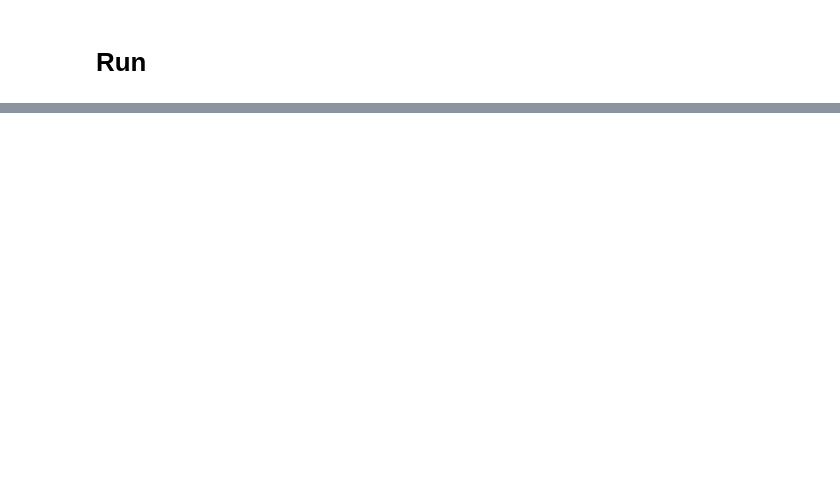
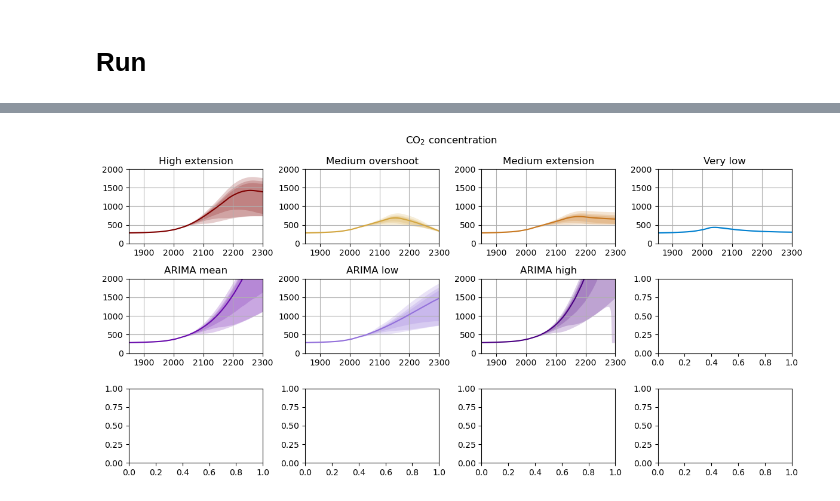
Before and after one commit to xuxingcheng/FAIR-emission-climate-model, a Jupyter notebook: ARIMA/Model_fitting_test_result.ipynb, the cells around one changed output, grey strips where cells are left out. Drawn from its saved outputs; the diff is of its cells as text; code cells hidden in the pictures; blank space fills up the shorter version.

Commit message:
Applied Arima into FAIR model + plots of result

```diff
--- a/ARIMA/Model_fitting_test_result.ipynb
+++ b/ARIMA/Model_fitting_test_result.ipynb
@@ -172,12 +185,9 @@ f.run()
 # %%
 fancy_titles = {
     'high-extension': 'High extension',
-    'high-overshoot': 'High overshoot',
     'medium-extension': 'Medium extension',
     'medium-overshoot': 'Medium overshoot',
-    'low': 'Low',
     'verylow': 'Very low',
-    'verylow-overshoot': 'Very low overshoot',
     'ARIMA_mean': 'ARIMA mean',
     'ARIMA_low': 'ARIMA low',
     'ARIMA_high': 'ARIMA high',
@@ -199,8 +209,17 @@ colors = {
 weights_51yr = np.ones(52)
 weights_51yr[0] = 0.5
 weights_51yr[-1] = 0.5
+# %%
+# removing for plotting
+scenarios = [
+    "high-extension",
+    "medium-overshoot",
+    "medium-extension",
+    "verylow",
+    'ARIMA_mean', 'ARIMA_low', 'ARIMA_high'
+]
 # %%
-fig, ax = pl.subplots(2, 4, figsize=(12, 6))
+fig, ax = pl.subplots(3, 4, figsize=(12, 6))
 
 for i, scenario in enumerate(scenarios):
     for pp in ((0, 100), (5, 95), (16, 84)):
@@ -254,6 +273,7 @@ for i, scenario in enumerate(scenarios):
     ax[i // 4, i % 4].set_ylim(-1, 10)
     ax[i // 4, i % 4].axhline(0, color="k", ls=":", lw=0.5)
     ax[i // 4, i % 4].set_title(fancy_titles[scenarios[i]])
+    ax[i // 4, i % 4].grid()
 
 pl.suptitle("Temperature anomalies")
 fig.tight_layout()
@@ -259,0 +282,40 @@ fig.tight_layout()
+# %%
+fig, ax = pl.subplots(3, 4, figsize=(12, 6))
+
+for i, scenario in enumerate(scenarios):
+    for pp in ((0, 100), (5, 95), (16, 84)):
+        ax[i // 4, i % 4].fill_between(
+            f.timebounds,
+            np.percentile(
+                f.concentration.loc[dict(scenario=scenario, specie='CO2')],
+                pp[0],
+                axis=1,
+            ),
+            np.percentile(
+                f.concentration.loc[dict(scenario=scenario, specie='CO2')],
+                pp[1],
+                axis=1,
+            ),
+            color=colors[scenarios[i]],
+            alpha=0.2,
+            lw=0
+        )
+
+    ax[i // 4, i % 4].plot(
+        f.timebounds,
+        np.median(
+            f.concentration.loc[dict(scenario=scenario, specie='CO2')],
+            axis=1,
+        ),
+        color=colors[scenarios[i]],
+    )
+    ax[i // 4, i % 4].set_xlim(1850, 2300)
+    ax[i // 4, i % 4].set_ylim(0, 2000)
+    ax[i // 4, i % 4].axhline(0, color="k", ls=":", lw=0.5)
+    ax[i // 4, i % 4].set_title(fancy_titles[scenarios[i]])
+    ax[i // 4, i % 4].grid()
+
+pl.suptitle("CO$_2$ concentration")
+fig.tight_layout()
+# %% [output]
+[figure, added]
```
Also changed, not shown: parts of 13 cells of this notebook, 5 other files.
